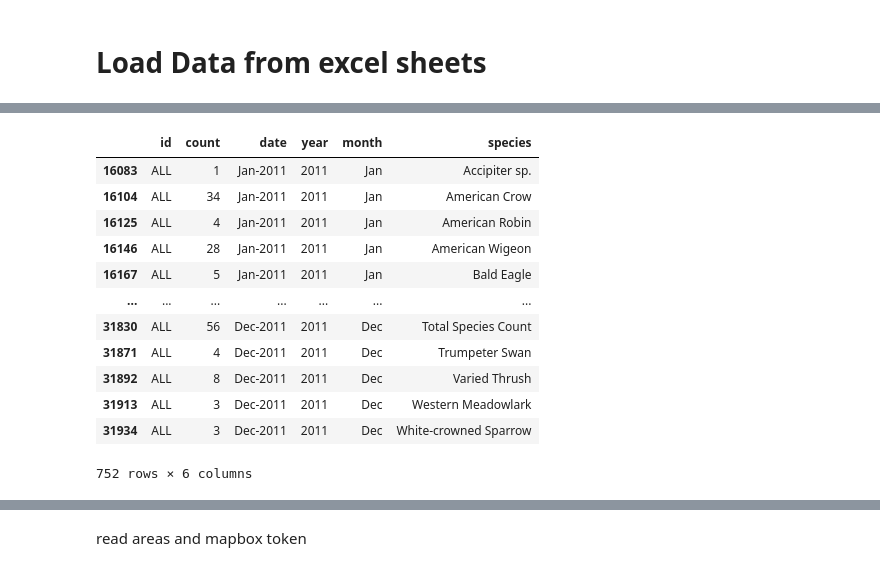
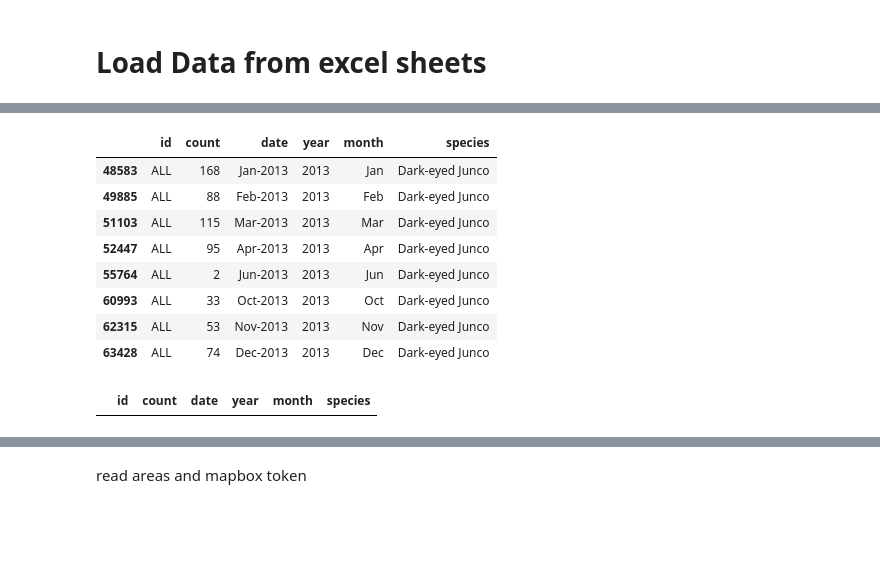
Before and after one commit to KyleKulas/bird_count, a Jupyter notebook: dev/dev_notebook.ipynb, the cells around one changed output, grey strips where cells are left out. Cells and saved outputs as stored; diff of their text form; code cells hidden in the pictures; blank space fills up the shorter version.

```diff
--- a/dev/dev_notebook.ipynb
+++ b/dev/dev_notebook.ipynb
@@ -234,3 +231,8 @@ excel_df['count'] = excel_df['count'].astype('int64')
+# %%
+excel_df = pd.DataFrame()
+for year in range(2010,2023):
+    excel_year_df = read_excel_file(year)
+    excel_df = pd.concat([excel_df, excel_year_df])
 # %%
 # Replacements Dictionary to correct spelling from excel sheets
 replacements = {
@@ -249,6 +251,7 @@ replacements = {
     'California (Western) Scrub-Jay': 'California Scrub-Jay',
     'Cedar Wagwing': 'Cedar Waxwing',
     'Chestnut-back Chickadee': 'Chestnut-backed Chickadee',
+    ' Dark-eyed Junco': 'Dark-eyed Junco',
     'Doubel-crested Cormorant': 'Double-crested Cormorant',
     'Doule-crested Cormorant': 'Double-crested Cormorant',
     'Eurasian Collar-Dove': 'Eurasian Collared Dove',
@@ -322,4 +325,6 @@ replacements = {
     'swallow sp.': 'Swallow sp.',
 }
 # %%
-spell_checked_df = excel_df.replace(replacements)
+df = excel_df.replace(replacements)
+# %%
+spell_checked_df = df.replace(replacements)
@@ -371,20 +418,19 @@ df_loaded['month'] = pd.Categorical(df_loaded['month'], months)
 df_loaded = df_loaded.sort_values(['year', 'month','species']).reset_index(drop=True)
 # df_loaded
 # %%
-merge_test = df_loaded[(df_loaded['year']==2011) & (df_loaded['id']=='ALL')]
-merge_test
+df_loaded[(df_loaded['year']==2013) & (df_loaded['id']=='ALL') & (df_loaded['species']=='Dark-eyed Junco')]
 # %% [output]
 |  | id | count | date | year | month | species |
-| 16083 | ALL | 1 | Jan-2011 | 2011 | Jan | Accipiter sp. |
-| 16104 | ALL | 34 | Jan-2011 | 2011 | Jan | American Crow |
-| 16125 | ALL | 4 | Jan-2011 | 2011 | Jan | American Robin |
-| 16146 | ALL | 28 | Jan-2011 | 2011 | Jan | American Wigeon |
-| 16167 | ALL | 5 | Jan-2011 | 2011 | Jan | Bald Eagle |
-| ... | ... | ... | ... | ... | ... | ... |
-| 31830 | ALL | 56 | Dec-2011 | 2011 | Dec | Total Species Count |
-| 31871 | ALL | 4 | Dec-2011 | 2011 | Dec | Trumpeter Swan |
-| 31892 | ALL | 8 | Dec-2011 | 2011 | Dec | Varied Thrush |
-| 31913 | ALL | 3 | Dec-2011 | 2011 | Dec | Western Meadowlark |
-| 31934 | ALL | 3 | Dec-2011 | 2011 | Dec | White-crowned Sparrow |
+| 48583 | ALL | 168 | Jan-2013 | 2013 | Jan | Dark-eyed Junco |
+| 49885 | ALL | 88 | Feb-2013 | 2013 | Feb | Dark-eyed Junco |
+| 51103 | ALL | 115 | Mar-2013 | 2013 | Mar | Dark-eyed Junco |
+| 52447 | ALL | 95 | Apr-2013 | 2013 | Apr | Dark-eyed Junco |
+| 55764 | ALL | 2 | Jun-2013 | 2013 | Jun | Dark-eyed Junco |
+| 60993 | ALL | 33 | Oct-2013 | 2013 | Oct | Dark-eyed Junco |
+| 62315 | ALL | 53 | Nov-2013 | 2013 | Nov | Dark-eyed Junco |
+| 63428 | ALL | 74 | Dec-2013 | 2013 | Dec | Dark-eyed Junco |
-752 rows × 6 columns
+# %%
+year_all_total
+# %% [output]
+|  | id | count | date | year | month | species |
 # %%
```
Also changed, not shown: parts of 27 cells of this notebook, 3 other files.
